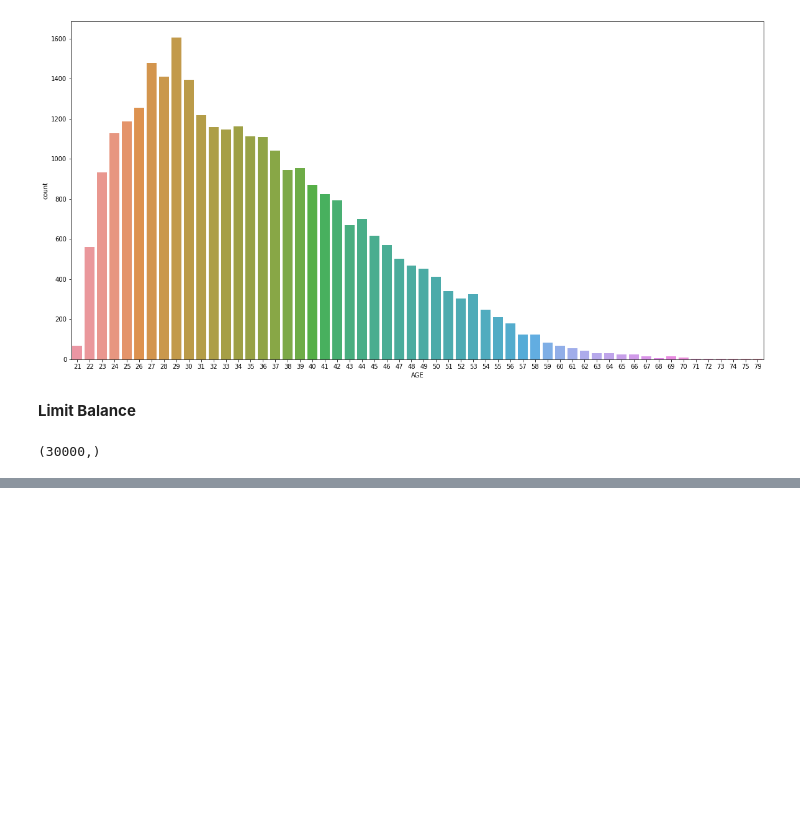
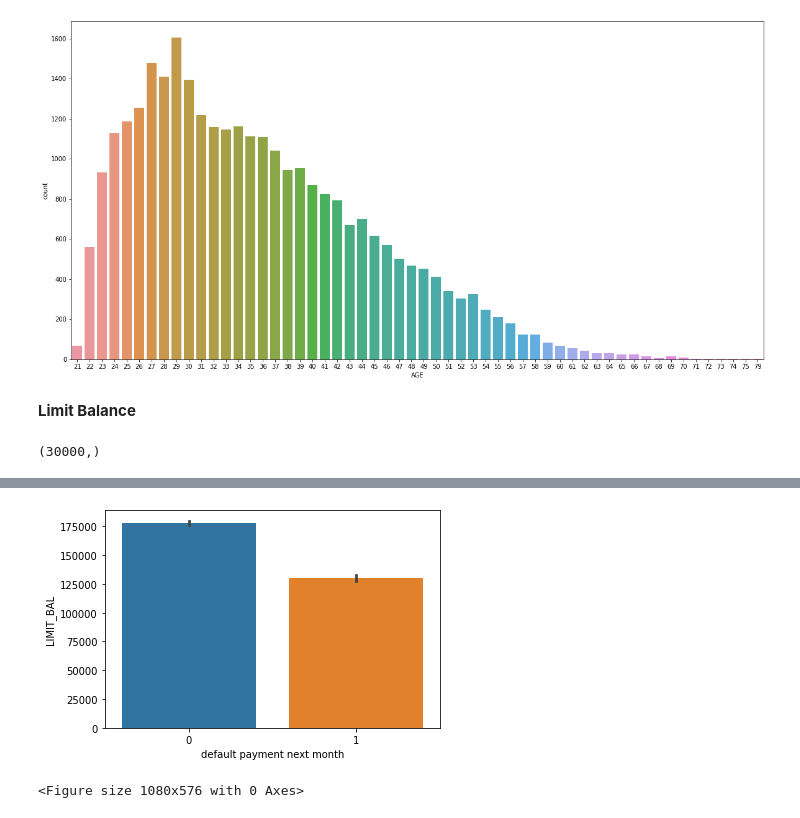
Before and after one commit to thisisraj57/Credit_Card_Default_Prediction_Capstone_Project, a Jupyter notebook: Credit_Card_Default_Prediction_Capstone_Project.ipynb, the cells around one changed output, grey strips where cells are left out. Cells and saved outputs as stored; diff of their text form; code cells hidden in the pictures; blank space fills up the shorter version.

```diff
--- a/Credit_Card_Default_Prediction_Capstone_Project.ipynb
+++ b/Credit_Card_Default_Prediction_Capstone_Project.ipynb
@@ -311,0 +317,7 @@ df['LIMIT_BAL'].shape
+# %%
+sns.barplot(x='default payment next month', y='LIMIT_BAL', data=df)
+plt.figure(figsize=(15,8))
+plt.show()
+# %% [output]
+[figure, added]
+<Figure size 1080x576 with 0 Axes>
```
Also changed, not shown: parts of 152 cells of this notebook.
